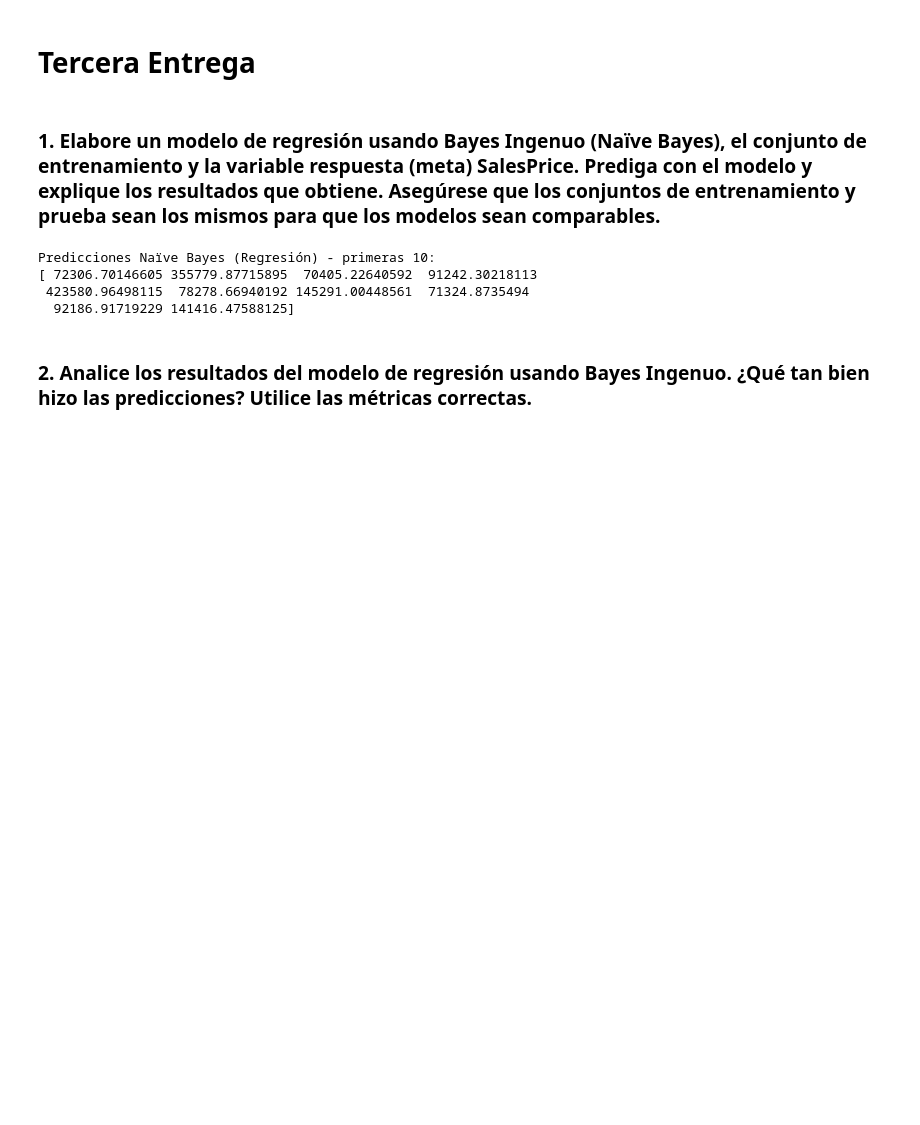
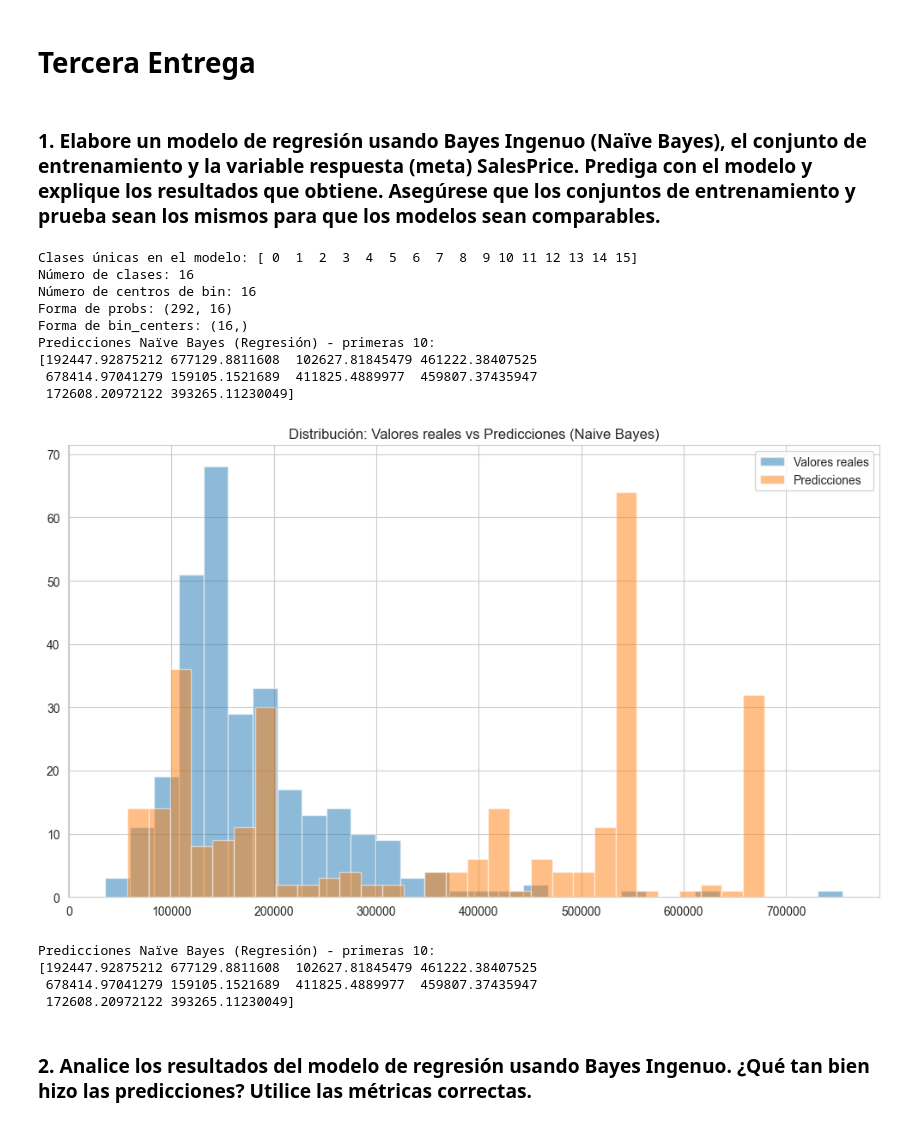
Before and after one commit to Riv2oo4/Proyecto1_MD, a Jupyter notebook: proyecto1.ipynb, the cells around one changed output. Saved outputs shown, nothing was run; the diff lists cells and outputs as text; code cells hidden in the pictures; blank space fills up the shorter version.

```diff
--- a/proyecto1.ipynb
+++ b/proyecto1.ipynb
@@ -1243,47 +1208,87 @@ from sklearn.model_selection import train_test_split
 from sklearn.metrics import mean_squared_error, r2_score, accuracy_score, classification_report, confusion_matrix
 from sklearn.linear_model import LinearRegression
 from sklearn.tree import DecisionTreeRegressor
 from sklearn.naive_bayes import GaussianNB
 
 # Cargar el conjunto de datos
 data = pd.read_csv('train.csv')
 
 # Seleccionar solo columnas numéricas y eliminar aquellas con muchos NaN
 num_data = data.select_dtypes(include=[np.number])
 
 # Eliminamos columnas con muchos valores faltantes
 num_data = num_data.dropna(axis=1)
 
 # Definir variables: SalesPrice es la variable respuesta y el resto (excepto SalesPrice) son características
 X = num_data.drop('SalePrice', axis=1)
 y = num_data['SalePrice']
 
 # Dividimosel conjunto en entrenamiento y prueba (80%/20%) usando la misma partición para todos los modelos
 X_train, X_test, y_train, y_test = train_test_split(X, y, test_size=0.2, random_state=42)
+#Escalar características
+scaler = StandardScaler()
+X_train_scaled = scaler.fit_transform(X_train)
+X_test_scaled = scaler.transform(X_test)
 
-# Crear 10 bins para la variable respuesta (SalesPrice)
-bins = np.linspace(y_train.min(), y_train.max(), 11)
-# Discretizar la variable de entrenamiento (índices 0 a 9)
+# Bins adaptativos basados en cuantiles en lugar de espaciado lineal
+n_bins = 15  # Más bins para mayor granularidad
+quantiles = np.linspace(0, 1, n_bins + 1)
+bins = np.quantile(y_train, quantiles)
+bin_centers = (bins[:-1] + bins[1:]) / 2
 y_train_bins = np.digitize(y_train, bins) - 1
 
-# Entrenar el clasificador Naïve Bayes (GaussianNB) con la variable discretizada
-nb_reg = GaussianNB()
-nb_reg.fit(X_train, y_train_bins)
+# Entrenar modelo con parámetro optimizado
+nb_reg = GaussianNB(var_smoothing=1e-5)
+nb_reg.fit(X_train_scaled, y_train_bins)
+n_classes = len(nb_reg.classes_)
+print(f"Clases únicas en el modelo: {nb_reg.classes_}")
+
+new_bins = np.linspace(y_train.min(), y_train.max(), n_classes + 1)
+bin_centers = (new_bins[:-1] + new_bins[1:]) / 2
+
+print(f"Número de clases: {n_classes}")
+print(f"Número de centros de bin: {len(bin_centers)}")
 
 # Predecir probabilidades para cada bin en el conjunto de prueba
-probs = nb_reg.predict_proba(X_test)
-# Calcular los centros de cada bin
-bin_centers = (bins[:-1] + bins[1:]) / 2
+probs = nb_reg.predict_proba(X_test_scaled)
+print(f"Forma de probs: {probs.shape}")
+print(f"Forma de bin_centers: {bin_centers.shape}")
+
+if probs.shape[1] == len(bin_centers):
+    y_pred_nb_reg = np.dot(probs, bin_centers)
+    print("Predicciones Naïve Bayes (Regresión) - primeras 10:")
+    print(y_pred_nb_reg[:10])
+else:
+    print("Error: Las dimensiones no coinciden para la multiplicación de matrices")
+    print(f"probs tiene {probs.shape[1]} clases pero bin_centers tiene {len(bin_centers)} elementos")
+
 # Predicción de SalesPrice como promedio ponderado de los centros de los bins
-y_pred_nb_reg = np.dot(probs, bin_centers)
-
+y_pred_nb_reg = np.dot(probs,bin_centers)
+# Visualizar distribución de las predicciones vs valores reales
+plt.figure(figsize=(10, 6))
+plt.hist(y_test, bins=30, alpha=0.5, label='Valores reales')
+plt.hist(y_pred_nb_reg, bins=30, alpha=0.5, label='Predicciones')
+plt.legend()
+plt.title('Distribución: Valores reales vs Predicciones (Naive Bayes)')
+plt.tight_layout()
+plt.show()
 print("Predicciones Naïve Bayes (Regresión) - primeras 10:")
 print(y_pred_nb_reg[:10])
 # %% [output]
+Clases únicas en el modelo: [ 0  1  2  3  4  5  6  7  8  9 10 11 12 13 14 15]
+Número de clases: 16
+Número de centros de bin: 16
+Forma de probs: (292, 16)
+Forma de bin_centers: (16,)
 Predicciones Naïve Bayes (Regresión) - primeras 10:
-[ 72306.70146605 355779.87715895  70405.22640592  91242.30218113
- 423580.96498115  78278.66940192 145291.00448561  71324.8735494
-  92186.91719229 141416.47588125]
+[192447.92875212 677129.8811608  102627.81845479 461222.38407525
+ 678414.97041279 159105.1521689  411825.4889977  459807.37435947
+ 172608.20972122 393265.11230049]
+[figure, added]
+Predicciones Naïve Bayes (Regresión) - primeras 10:
+[192447.92875212 677129.8811608  102627.81845479 461222.38407525
+ 678414.97041279 159105.1521689  411825.4889977  459807.37435947
+ 172608.20972122 393265.11230049]
 # %% [markdown]
 ### 2. Analice los resultados del modelo de regresión usando Bayes Ingenuo. ¿Qué tan bien hizo las predicciones? Utilice las métricas correctas.
 # %%
```
Also changed, not shown: parts of 8 cells of this notebook.
